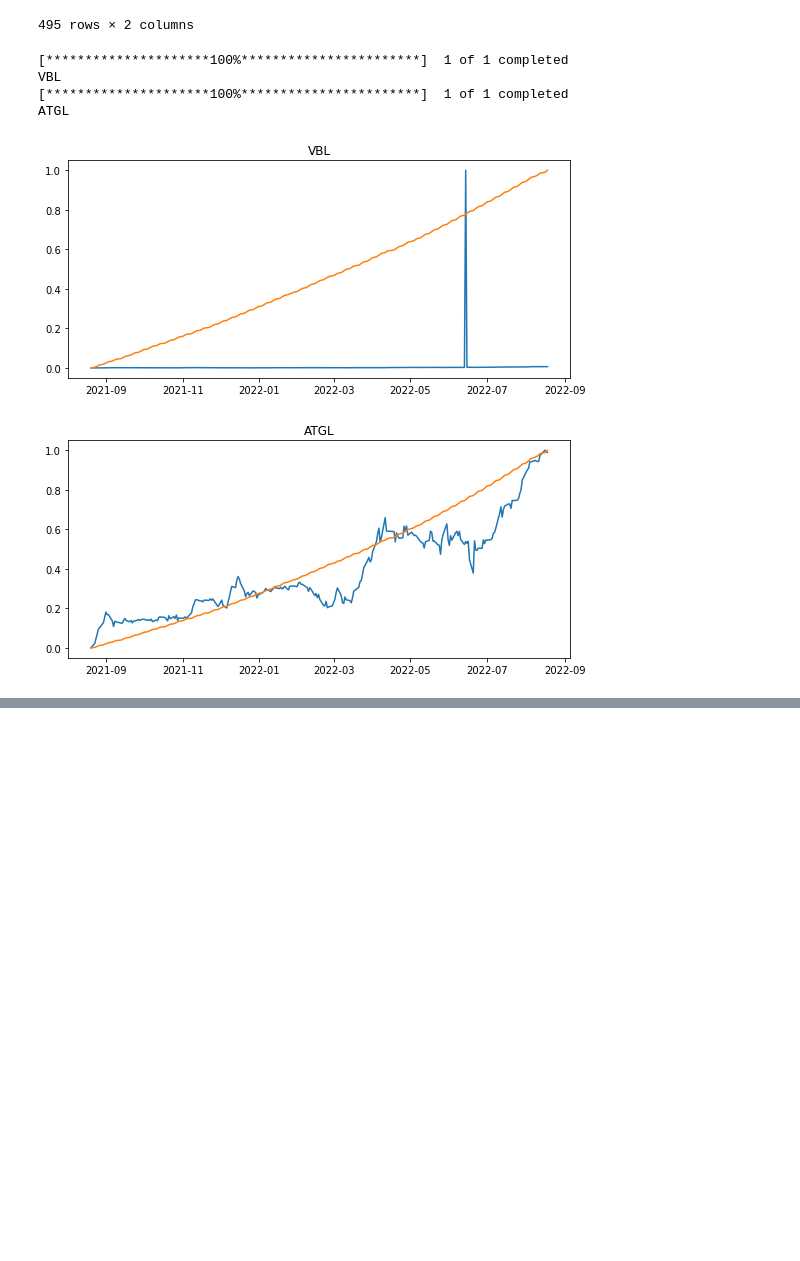
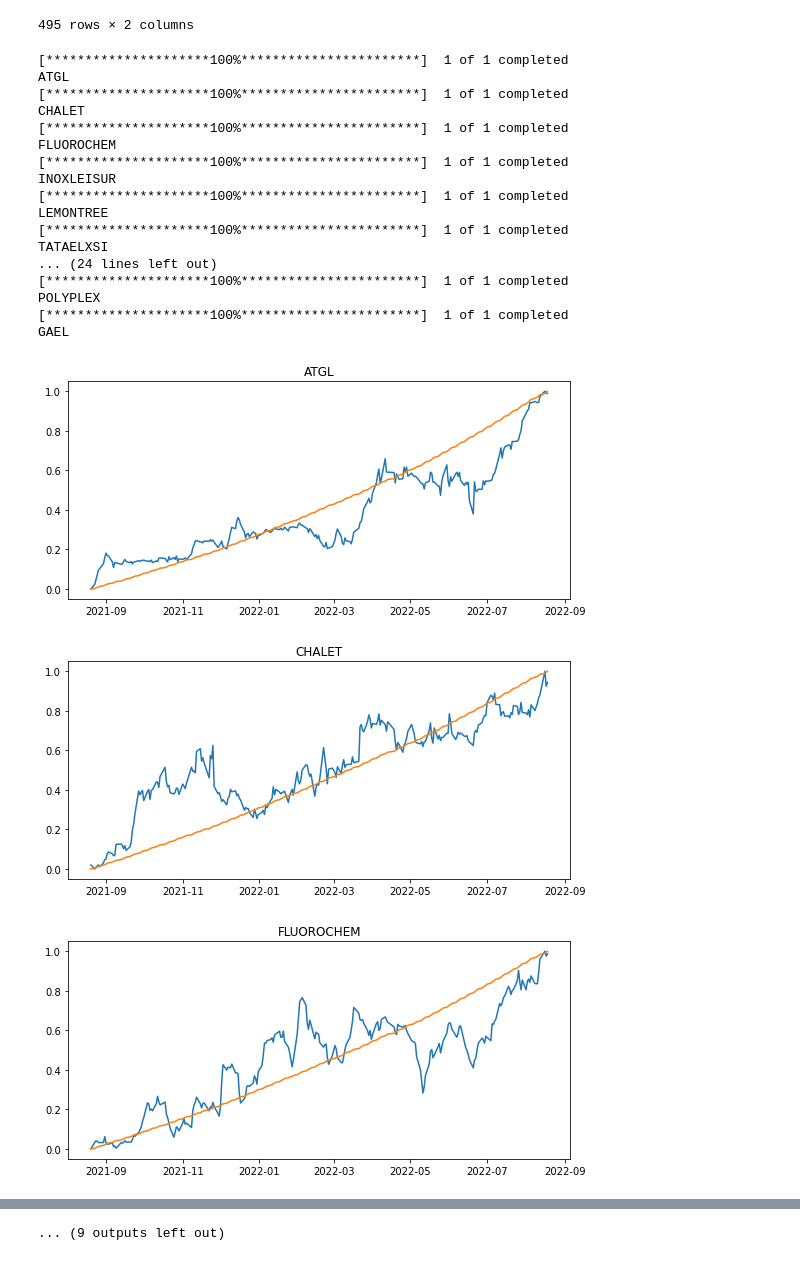
Before and after one commit to bommojuvishu/stocksgraphcomp, a Jupyter notebook: stock_graph_comp.ipynb, the cells around one changed output, grey strips where cells are left out. Drawn from its saved outputs; the diff is of its cells as text; code cells hidden in the pictures; blank space fills up the shorter version.

```diff
--- a/stock_graph_comp.ipynb
+++ b/stock_graph_comp.ipynb
@@ -172,34 +272,48 @@ df.sort_values(by=[0])
 # %%
 top10 = df.sort_values(by=[0]).head(20)
 topnames = top10['index'].values
-topnames=['VBL','ATGL']
+# topnames=['VBL','ATGL']
 for name in topnames:
     try:
 
         ohlcv = yf.download(name +'.NS',datetime_object -dt.timedelta(periodinput),datetime_object)
         ohlcv['minmax']=min_max(ohlcv['Close'].values)
 
         ohlcv['expected'] =  graphfit(ohlcv)
 
         ohlcv['result'] = ohlcv.apply(lambda x: (x['minmax'] - x['expected'] ) , axis=1)
 
         print(name)
         colname = 'Close'
         plotgraph(ohlcv, name)
         # colname = 'expected'
         # plotgraph(ohlcv, colname)
 
 
 
     except Exception as ex:
         print(ex)#raised if  is empty.
         print("ERROR: ", name)
 
         traceback.print_exc()
 # %% [output]
-[*********************100%***********************]  1 of 1 completed
-VBL
 [*********************100%***********************]  1 of 1 completed
 ATGL
+[*********************100%***********************]  1 of 1 completed
+CHALET
+[*********************100%***********************]  1 of 1 completed
+FLUOROCHEM
+[*********************100%***********************]  1 of 1 completed
+INOXLEISUR
+[*********************100%***********************]  1 of 1 completed
+LEMONTREE
+[*********************100%***********************]  1 of 1 completed
+TATAELXSI
+... (24 lines left out)
+[*********************100%***********************]  1 of 1 completed
+POLYPLEX
+[*********************100%***********************]  1 of 1 completed
+GAEL
-[figure, old version]
+[figure, new version]
-[figure, old version]
+[figure, new version]
+[figure, added]
@@ -206,3 +328,4 @@ ATGL
+... (9 outputs left out)
 # %%
 print(topnames)
 returnpercent(topnames, daterange)
```
Also changed, not shown: parts of 5 cells of this notebook.
